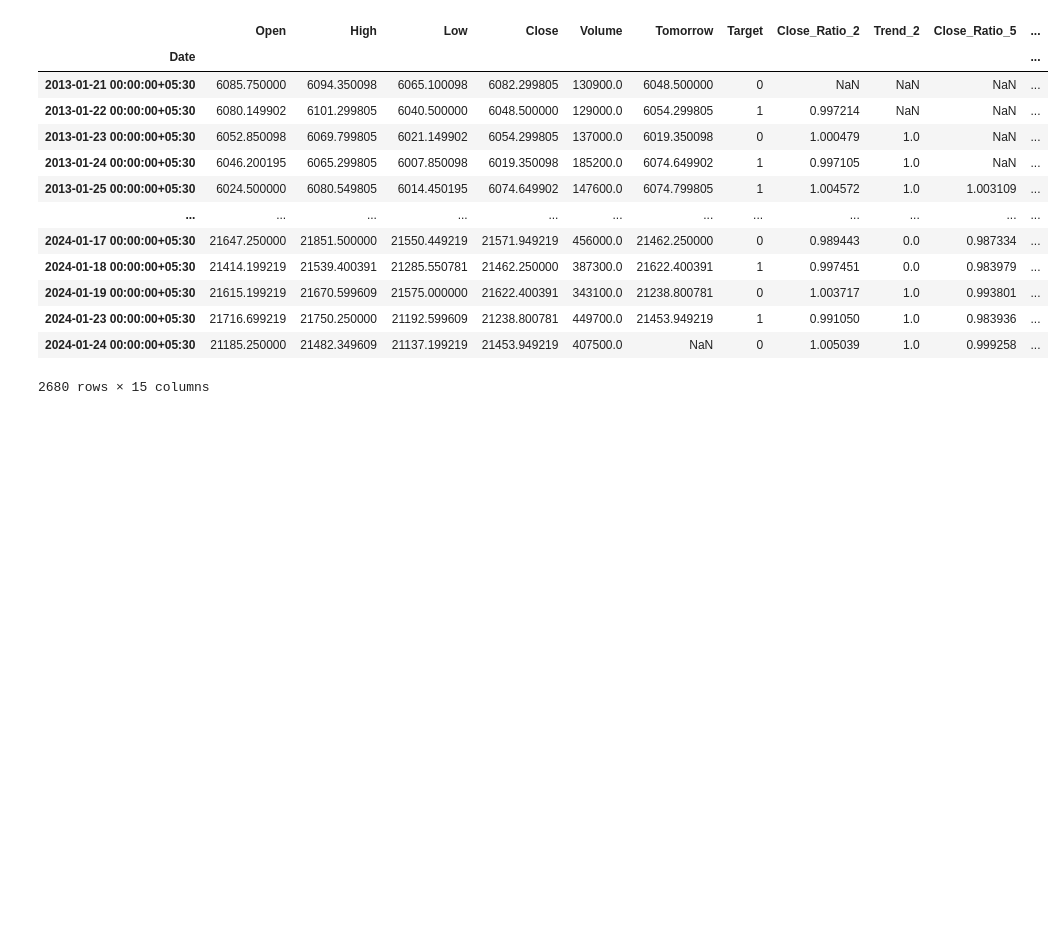
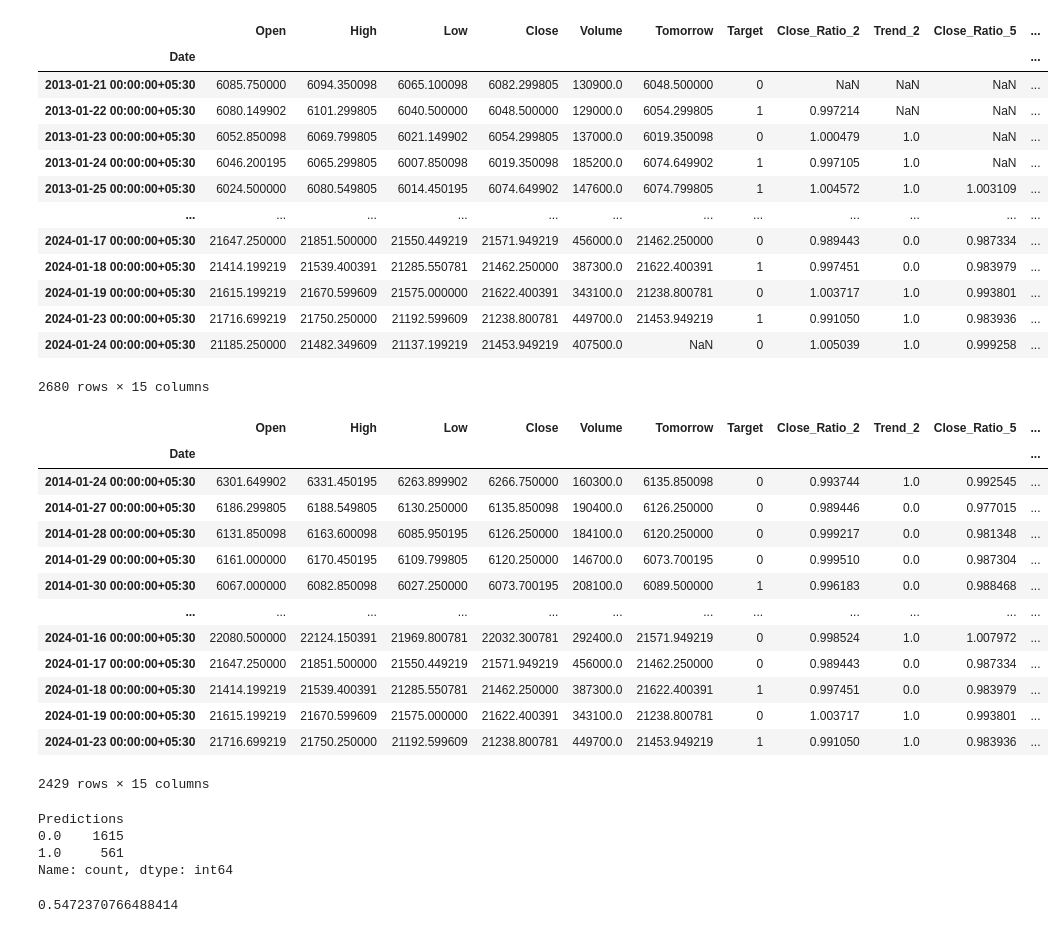
Before and after one commit to sarthakone105/market_trend_predictor, a Jupyter notebook: src/test.ipynb, the cells around one changed output. Saved outputs shown, nothing was run; the diff lists cells and outputs as text; code cells hidden in the pictures; blank space fills up the shorter version.

```diff
--- a/src/test.ipynb
+++ b/src/test.ipynb
@@ -226,3 +209,22 @@ nifty
 | 2024-01-23 00:00:00+05:30 | 21716.699219 | 21750.250000 | 21192.599609 | 21238.800781 | 449700.0 | 21453.949219 | 1 | 0.991050 | 1.0 | 0.983936 | ... |
 | 2024-01-24 00:00:00+05:30 | 21185.250000 | 21482.349609 | 21137.199219 | 21453.949219 | 407500.0 | NaN | 0 | 1.005039 | 1.0 | 0.999258 | ... |
 2680 rows × 15 columns
+# %%
+nifty = nifty.dropna()
+# %%
+nifty
+# %% [output]
+|  | Open | High | Low | Close | Volume | Tomorrow | Target | Close_Ratio_2 | Trend_2 | Close_Ratio_5 | ... |
+| Date |  |  |  |  |  |  |  |  |  |  | ... |
+| 2014-01-24 00:00:00+05:30 | 6301.649902 | 6331.450195 | 6263.899902 | 6266.750000 | 160300.0 | 6135.850098 | 0 | 0.993744 | 1.0 | 0.992545 | ... |
+| 2014-01-27 00:00:00+05:30 | 6186.299805 | 6188.549805 | 6130.250000 | 6135.850098 | 190400.0 | 6126.250000 | 0 | 0.989446 | 0.0 | 0.977015 | ... |
+| 2014-01-28 00:00:00+05:30 | 6131.850098 | 6163.600098 | 6085.950195 | 6126.250000 | 184100.0 | 6120.250000 | 0 | 0.999217 | 0.0 | 0.981348 | ... |
+| 2014-01-29 00:00:00+05:30 | 6161.000000 | 6170.450195 | 6109.799805 | 6120.250000 | 146700.0 | 6073.700195 | 0 | 0.999510 | 0.0 | 0.987304 | ... |
+| 2014-01-30 00:00:00+05:30 | 6067.000000 | 6082.850098 | 6027.250000 | 6073.700195 | 208100.0 | 6089.500000 | 1 | 0.996183 | 0.0 | 0.988468 | ... |
+| ... | ... | ... | ... | ... | ... | ... | ... | ... | ... | ... | ... |
+| 2024-01-16 00:00:00+05:30 | 22080.500000 | 22124.150391 | 21969.800781 | 22032.300781 | 292400.0 | 21571.949219 | 0 | 0.998524 | 1.0 | 1.007972 | ... |
+| 2024-01-17 00:00:00+05:30 | 21647.250000 | 21851.500000 | 21550.449219 | 21571.949219 | 456000.0 | 21462.250000 | 0 | 0.989443 | 0.0 | 0.987334 | ... |
+| 2024-01-18 00:00:00+05:30 | 21414.199219 | 21539.400391 | 21285.550781 | 21462.250000 | 387300.0 | 21622.400391 | 1 | 0.997451 | 0.0 | 0.983979 | ... |
+| 2024-01-19 00:00:00+05:30 | 21615.199219 | 21670.599609 | 21575.000000 | 21622.400391 | 343100.0 | 21238.800781 | 0 | 1.003717 | 1.0 | 0.993801 | ... |
+| 2024-01-23 00:00:00+05:30 | 21716.699219 | 21750.250000 | 21192.599609 | 21238.800781 | 449700.0 | 21453.949219 | 1 | 0.991050 | 1.0 | 0.983936 | ... |
+2429 rows × 15 columns
@@ -228,0 +244,11 @@ nifty
+# %%
+predictions["Predictions"].value_counts()
+# %% [output]
+Predictions
+0.0    1615
+1.0     561
+Name: count, dtype: int64
+# %%
+precision_score(predictions["Target"], predictions["Predictions"])
+# %% [output]
+0.5472370766488414
```
Also changed, not shown: parts of 9 cells of this notebook, 1 other file.
